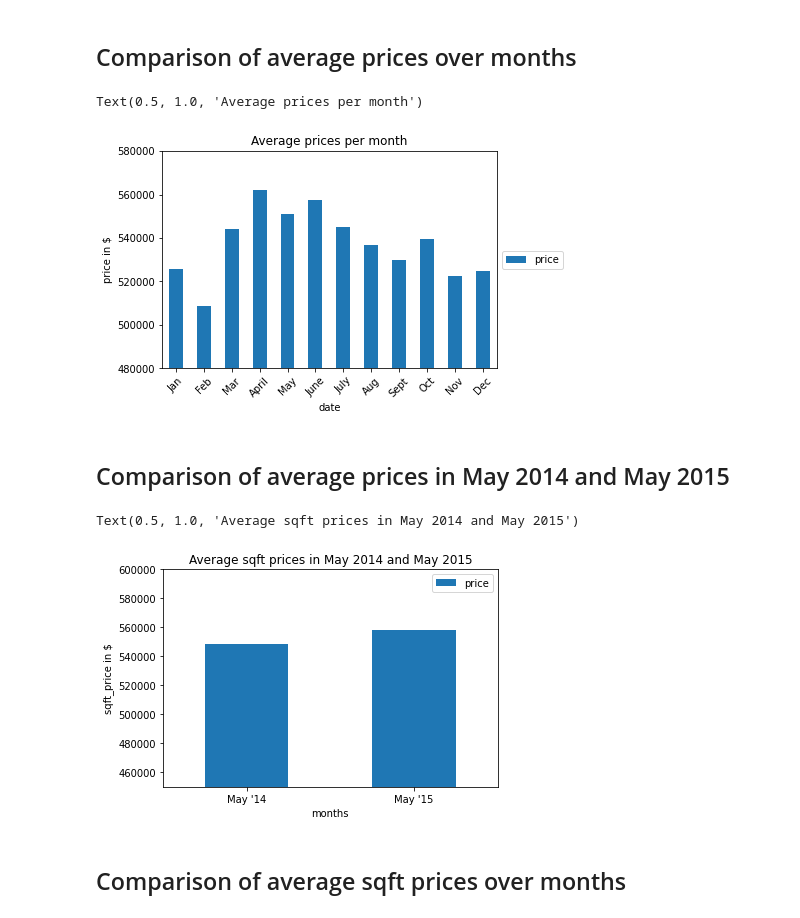
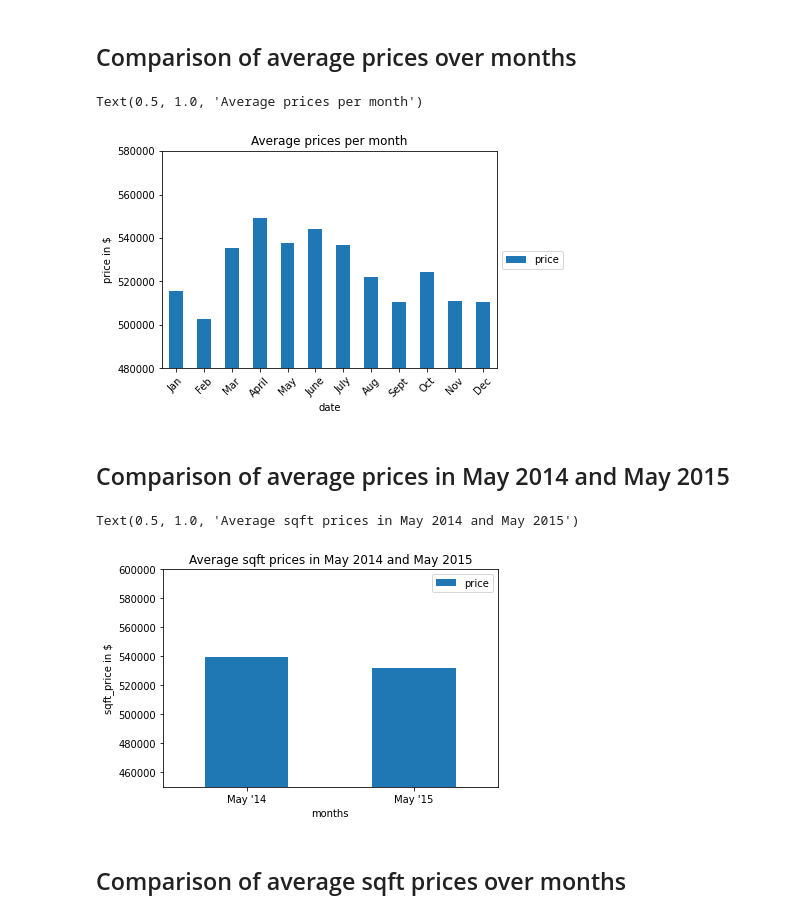
Before and after one commit to christine-berlin/house_price_predictions, a Jupyter notebook: notebooks/EDA.ipynb, the cells around one changed output. Cells and saved outputs as stored; diff of their text form; code cells hidden in the pictures.

```diff
--- a/notebooks/EDA.ipynb
+++ b/notebooks/EDA.ipynb
@@ -120,0 +150,3 @@ yr_renovated
+# %%
+df_king_county_cut = df_king_county.drop(df_king_county[df_king_county.price > 2500000].index)
+df_king_county.shape
@@ -124,15 +163,14 @@ yr_renovated
 ## Comparison of average prices over months
 # %%
 # add column price per sqft
-df_king_county.eval('sqft_price = price / sqft_living', inplace=True)
-df_king_county.sqft_price = df_king_county.sqft_price.apply(lambda x: round(x, 2))
+df_king_county_cut.eval('sqft_price = price / sqft_living', inplace=True)
+df_king_county_cut.sqft_price = df_king_county_cut.sqft_price.apply(lambda x: round(x, 2))
 
 
 #what month had the lowest average price?
 #change date to months only
-df_months = df_king_county.copy()
-df_months.date = df_king_county.date.dt.month
-#df_months.groupby('date').mean().price.plot(kind='bar')
+df_months = df_king_county_cut.copy()
+df_months.date = df_king_county_cut.date.dt.month
 
 df_month_mean = df_months.groupby('date').mean().price
 labels = ['Jan', 'Feb', 'Mar', 'April', 'May', 'June', 'July', 'Aug', 'Sept', 'Oct', 'Nov', 'Dec']
@@ -147,29 +185,29 @@ plt.ylim(480000, 580000)
 plt.title('Average prices per month')
 # %% [output]
 Text(0.5, 1.0, 'Average prices per month')
-[figure, old version]
+[figure, new version]
 # %% [markdown]
 ## Comparison of average prices in May 2014 and May 2015
 # %%
-mask_may14 = (df_king_county['date'] < '2014-06-01')
-a = df_king_county.price.loc[mask_may14].mean()
+mask_may14 = (df_king_county_cut['date'] < '2014-06-01')
+a = df_king_county_cut.price.loc[mask_may14].mean()
 
-mask_may15 = (df_king_county['date'] < '2015-06-01') & (df_king_county['date'] >= '2015-05-01')
-b = df_king_county.price.loc[mask_may15].mean()
+mask_may15 = (df_king_county_cut['date'] < '2015-06-01') & (df_king_county_cut['date'] >= '2015-05-01')
+b = df_king_county_cut.price.loc[mask_may15].mean()
 
 dict_may = {'months': ["May '14", "May '15"], 'price': [a,b]}
 
 df_may = pd.DataFrame.from_dict(dict_may)
 df_may.head()
 
 fig_may = df_may.plot(kind='bar', x = 'months', y = 'price')
 plt.xticks(rotation = 0)
 plt.ylabel('sqft_price in $')
 plt.ylim(450000, 600000)
 plt.title('Average sqft prices in May 2014 and May 2015')
 # %% [output]
 Text(0.5, 1.0, 'Average sqft prices in May 2014 and May 2015')
-[figure, old version]
+[figure, new version]
 # %% [markdown]
 ## Comparison of average sqft prices over months
 # %%
```
Also changed, not shown: parts of 72 cells of this notebook.
